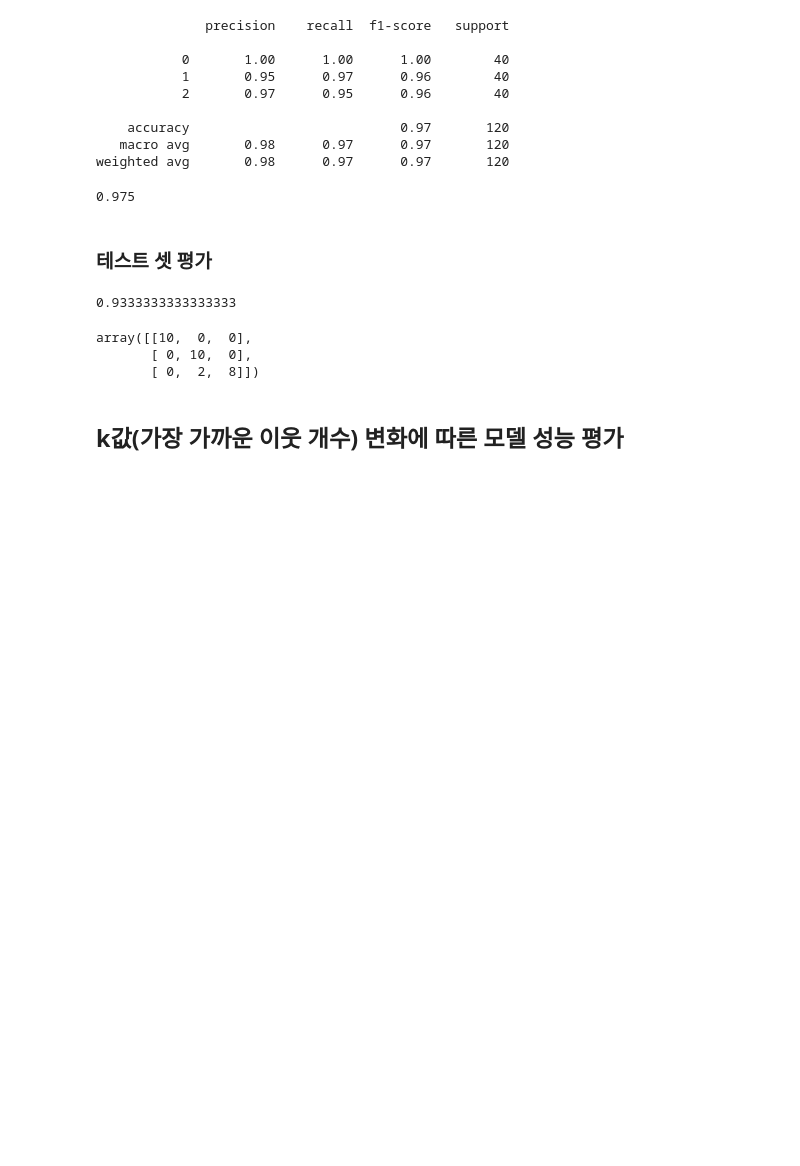
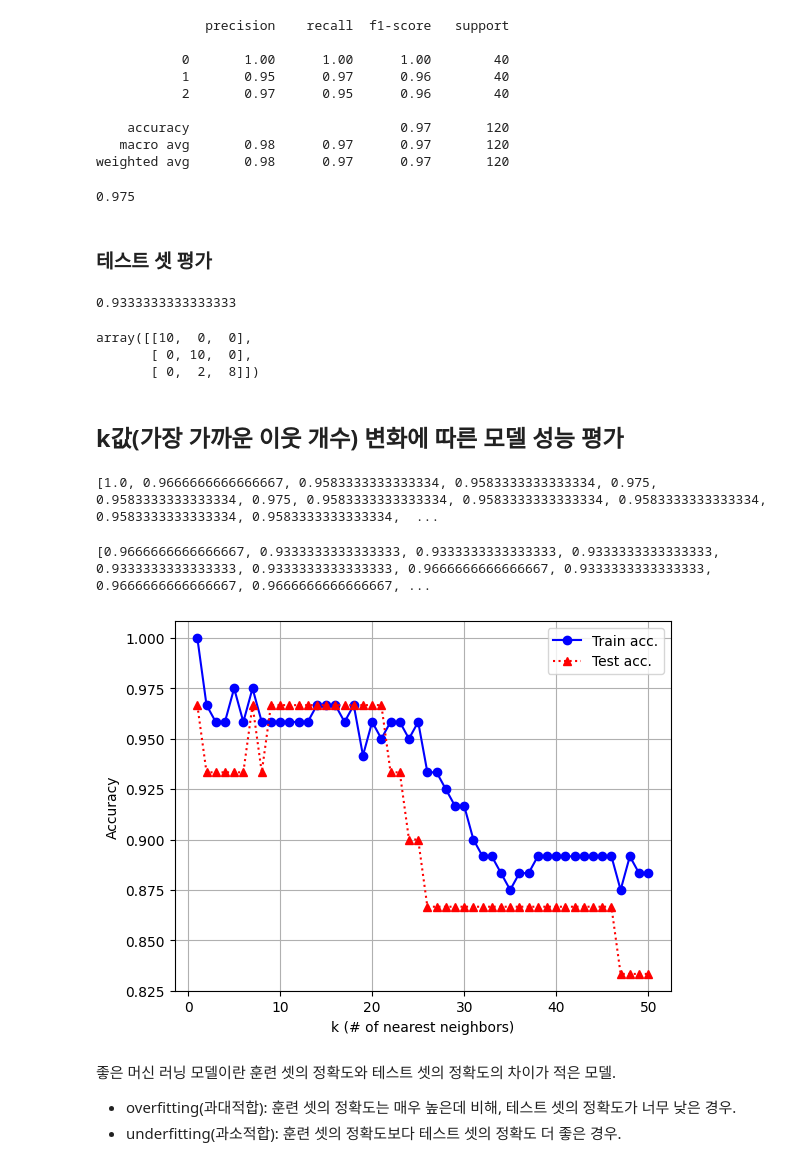
Before and after one commit to kiminhonawa/python, a Jupyter notebook: ml03_iris.ipynb, the cells around one changed output. Cells and saved outputs as stored; diff of their text form; code cells hidden in the pictures; blank space fills up the shorter version.

```diff
--- a/ml03_iris.ipynb
+++ b/ml03_iris.ipynb
@@ -305,3 +313,45 @@ array([[10,  0,  0],
        [ 0,  2,  8]])
 # %% [markdown]
 ## k값(가장 가까운 이웃 개수) 변화에 따른 모델 성능 평가
+# %%
+k_vals = np.arange(1, 51)  # 가장 가까운 이웃의 개수(KNN에서 k값)
+train_scores = []  # 주어진 k값에서 훈련 셋의 정확도를 저장하기 위한 리스트
+test_scores = []  # 주어진 k값에서 테스트 셋의 정확도를 저장하기 위한 리스트
+
+for k in k_vals:
+    knn = KNeighborsClassifier(n_neighbors=k)  # KNN 모델 생성
+    knn.fit(X_tr_scaled, y_tr)  # KNN 모델 훈련(데이터 학습)
+    y_tr_pred = knn.predict(X_tr_scaled)  # 훈련 셋의 예측값
+    tr_acc = accuracy_score(y_tr, y_tr_pred)  # 훈련 셋의 정확도
+    train_scores.append(tr_acc)  # 훈련 셋 평가 점수 리스트에 추가
+    y_te_pred = knn.predict(X_te_scaled)  # 테스트 셋의 예측값
+    te_acc = accuracy_score(y_te, y_te_pred)  # 테스트 셋의 정확도
+    test_scores.append(te_acc)  # 테스트 셋 평가 점수 리스트에 추가
+# %%
+print(train_scores)
+# %% [output]
+[1.0, 0.9666666666666667, 0.9583333333333334, 0.9583333333333334, 0.975, 0.9583333333333334, 0.975, 0.9583333333333334, 0.9583333333333334, 0.9583333333333334, 0.9583333333333334, 0.9583333333333334,  ...
+# %%
+print(test_scores)
+# %% [output]
+[0.9666666666666667, 0.9333333333333333, 0.9333333333333333, 0.9333333333333333, 0.9333333333333333, 0.9333333333333333, 0.9666666666666667, 0.9333333333333333, 0.9666666666666667, 0.9666666666666667, ...
+# %%
+# 주어진 k값에 따른 훈련 셋의 정확도 변화 시각화
+plt.plot(k_vals, train_scores, 'bo-', label='Train acc.')
+
+# 주어진 k값에 따른 테스트 셋의 정확도 변화 시각화
+plt.plot(k_vals, test_scores, 'r^:', label='Test acc.')
+
+plt.legend()
+plt.grid()
+plt.xlabel('k (# of nearest neighbors)')
+plt.ylabel('Accuracy')
+
+plt.show()
+# %% [output]
+[figure, added]
+# %% [markdown]
+좋은 머신 러닝 모델이란 훈련 셋의 정확도와 테스트 셋의 정확도의 차이가 적은 모델.
+
+*  overfitting(과대적합): 훈련 셋의 정확도는 매우 높은데 비해, 테스트 셋의 정확도가 너무 낮은 경우.
+*  underfitting(과소적합): 훈련 셋의 정확도보다 테스트 셋의 정확도 더 좋은 경우.
```
Also changed, not shown: parts of 2 cells of this notebook.
